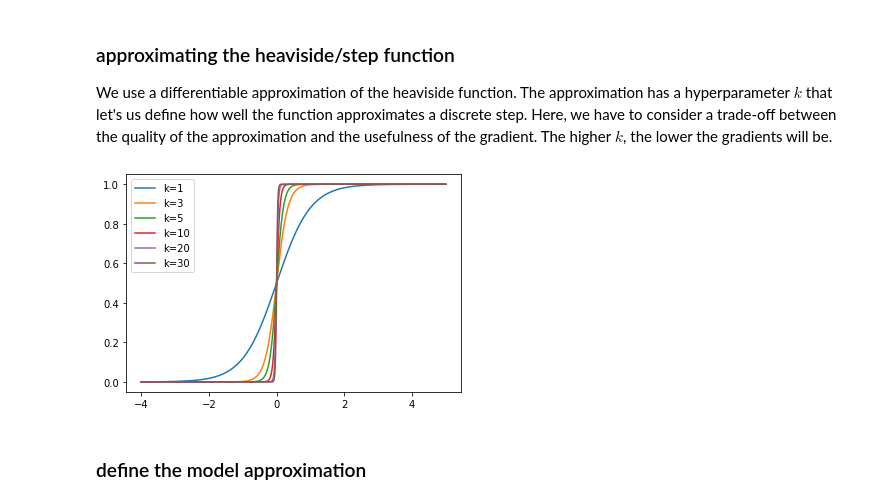
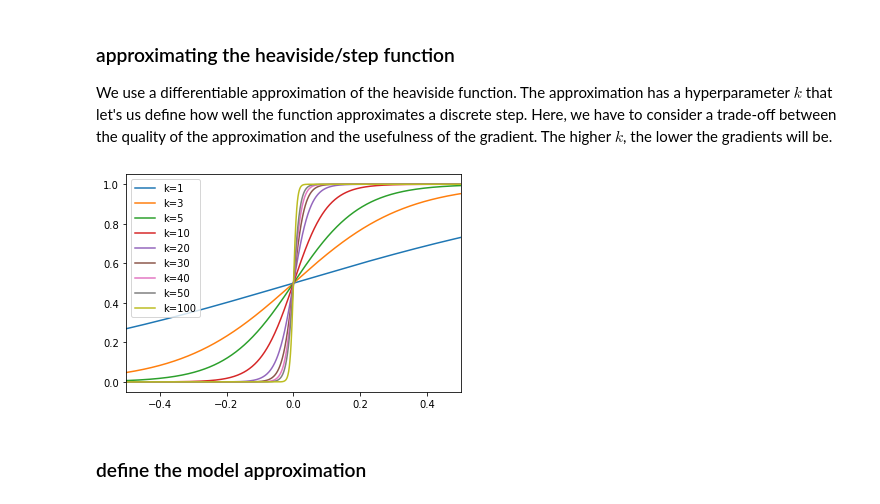
Before and after one commit to JanSchering/Thesis, a Jupyter notebook: si_model/SI_Experiment3.ipynb, the cells around one changed output. Cells and saved outputs as stored; diff of their text form; code cells hidden in the pictures.

```diff
--- a/si_model/SI_Experiment3.ipynb
+++ b/si_model/SI_Experiment3.ipynb
@@ -36,16 +36,17 @@ To solve the issue, we need to find a differentiable approximation of the model
 We use a differentiable approximation of the heaviside function. The approximation has a hyperparameter $k$ that let's us define how well the function approximates a discrete step. Here, we have to consider a trade-off between the quality of the approximation and the usefulness of the gradient. The higher $k$, the lower the gradients will be.
 # %%
 test_vals = t.linspace(-4, 5, 10_000)
-constants = [1,3,5,10,20, 30]
+constants = [1,3,5,10,20,30,40,50,100]
 
 for k in constants:
     y = heaviside(test_vals, k=k)
     plt.plot(test_vals, y, label=f"k={k}")
 
+plt.xlim(-0.5,0.5)
 plt.legend()
 plt.show()
 # %% [output]
-[figure, old version]
+[figure, new version]
 # %% [markdown]
 ### define the model approximation
 # %%
```
Also changed, not shown: parts of 13 cells of this notebook.
